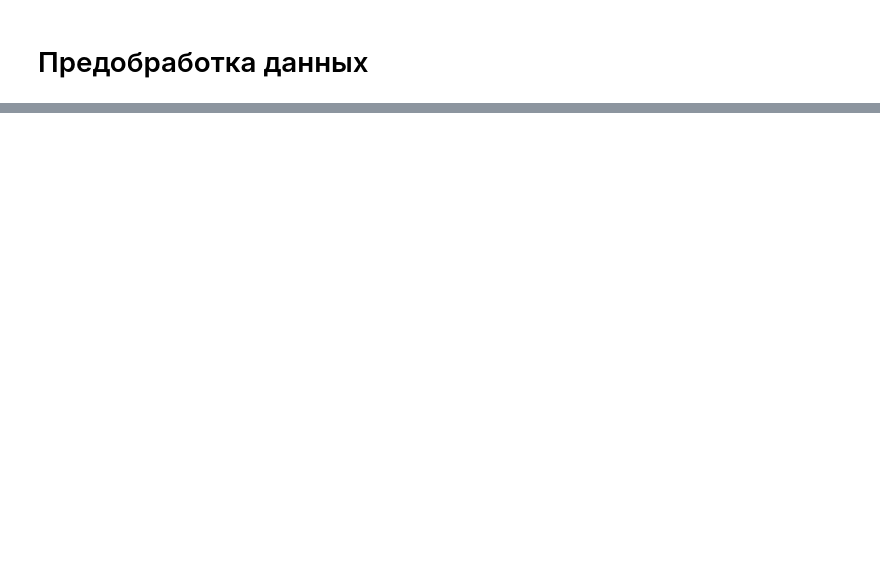
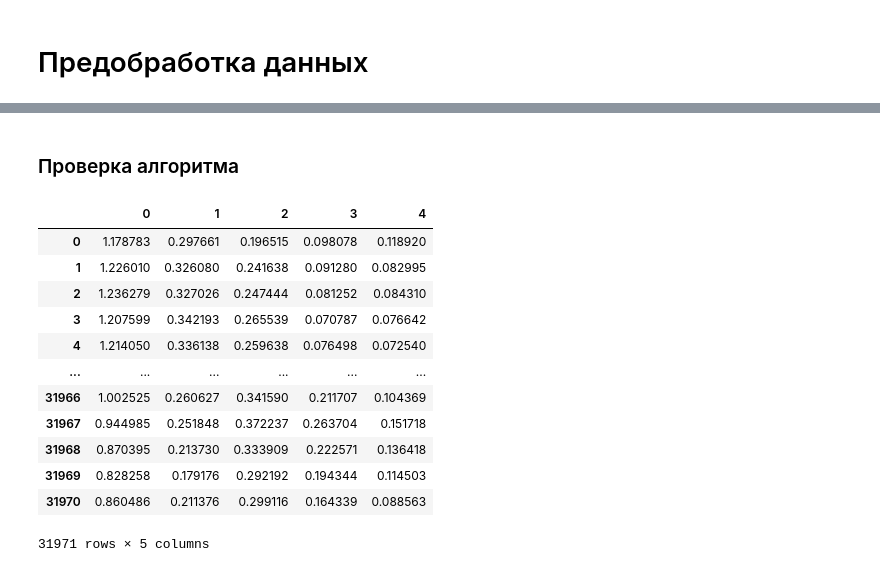
Before and after one commit to Gigdoz/AI-Technologies_ControlPoint, a Jupyter notebook: stop_detector.ipynb, the cells around one changed output, grey strips where cells are left out. Drawn from its saved outputs; the diff is of its cells as text; code cells hidden in the pictures; blank space fills up the shorter version.

```diff
--- a/stop_detector.ipynb
+++ b/stop_detector.ipynb
@@ -198,0 +257,57 @@ Text(0, 0.5, 'Activity')
+# %%
+from scipy.fft import fft
+
+def SDFT(f, n_window, freq):
+  """
+  f - массив с измерениями
+  n_window - длина окна, ввиде количества семплов
+  freq - набор частот
+
+  результат: двумерный массив
+  """
+
+  T = 0.1 # период измерений
+  max_freq = 1 / (2*T) # максимальная частота, из свойств ДПФ
+  dfreq = 2 * max_freq / n_window # растояние между частотами, разрешимость
+  N = len(f)
+
+  F = []
+
+  s = len(freq)
+  F0 = np.zeros(s, dtype=complex)
+
+  # Начальное распределение
+  y = fft(f[:n_window])
+  for i, v in zip(range(s), freq):
+      n_v = int(v / dfreq)
+      F0[i] = y[n_v]
+  F.append(2/n_window*np.abs(F0))
+
+  i_t = n_window + 1
+  while(i_t < N):
+    for i, v in zip(range(s), freq):
+      n_v = v / dfreq
+      F0[i] = np.exp(2.0*np.pi*1.j*n_v/n_window)*(F0[i] - f[i_t-n_window] + f[i_t])
+    F.append(2/n_window*np.abs(F0))
+    i_t +=1
+  return F
+# %% [markdown]
+### Проверка алгоритма
+# %%
+freq = range(0, 5)
+df_accX = pd.DataFrame(data=SDFT(dataset.accX.values, 20, freq), columns=freq)
+df_accX
+# %% [output]
+|  | 0 | 1 | 2 | 3 | 4 |
+| 0 | 1.178783 | 0.297661 | 0.196515 | 0.098078 | 0.118920 |
+| 1 | 1.226010 | 0.326080 | 0.241638 | 0.091280 | 0.082995 |
+| 2 | 1.236279 | 0.327026 | 0.247444 | 0.081252 | 0.084310 |
+| 3 | 1.207599 | 0.342193 | 0.265539 | 0.070787 | 0.076642 |
+| 4 | 1.214050 | 0.336138 | 0.259638 | 0.076498 | 0.072540 |
+| ... | ... | ... | ... | ... | ... |
+| 31966 | 1.002525 | 0.260627 | 0.341590 | 0.211707 | 0.104369 |
+| 31967 | 0.944985 | 0.251848 | 0.372237 | 0.263704 | 0.151718 |
+| 31968 | 0.870395 | 0.213730 | 0.333909 | 0.222571 | 0.136418 |
+| 31969 | 0.828258 | 0.179176 | 0.292192 | 0.194344 | 0.114503 |
+| 31970 | 0.860486 | 0.211376 | 0.299116 | 0.164339 | 0.088563 |
+31971 rows × 5 columns
```
Also changed, not shown: parts of 16 cells of this notebook.
